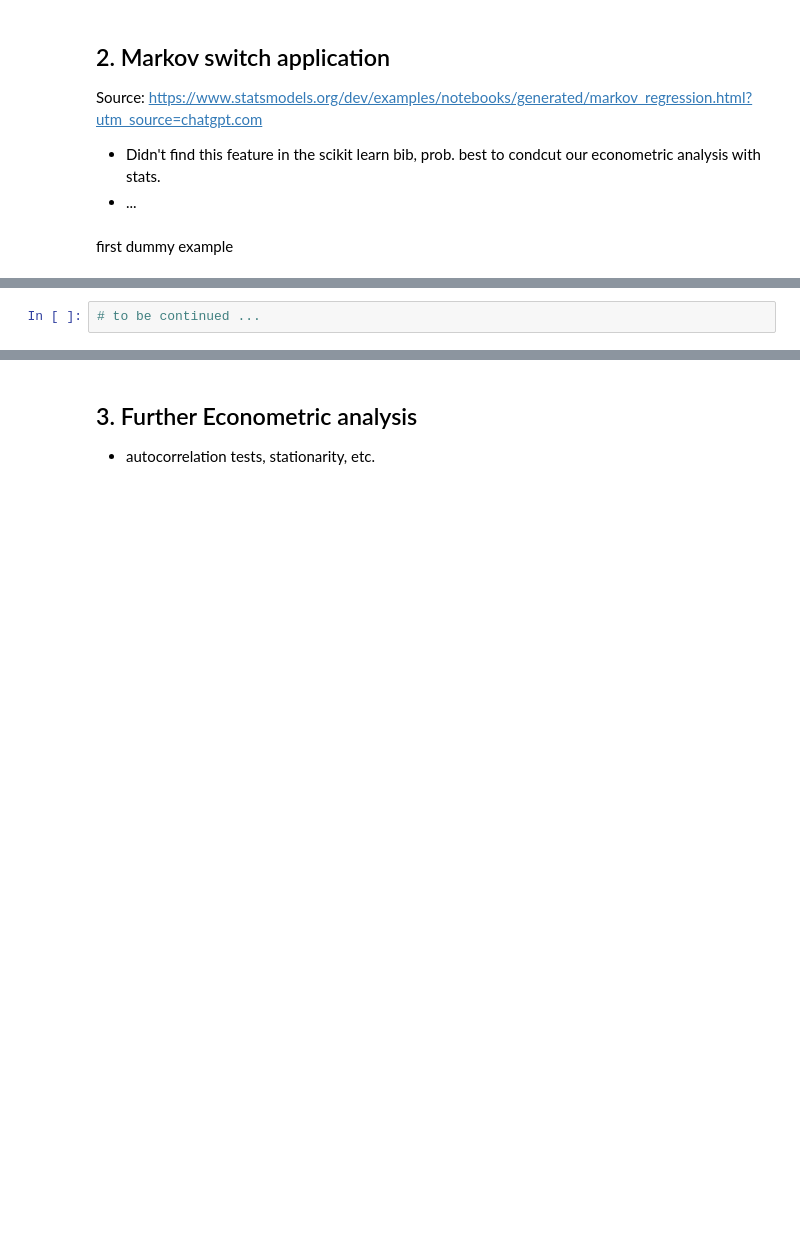
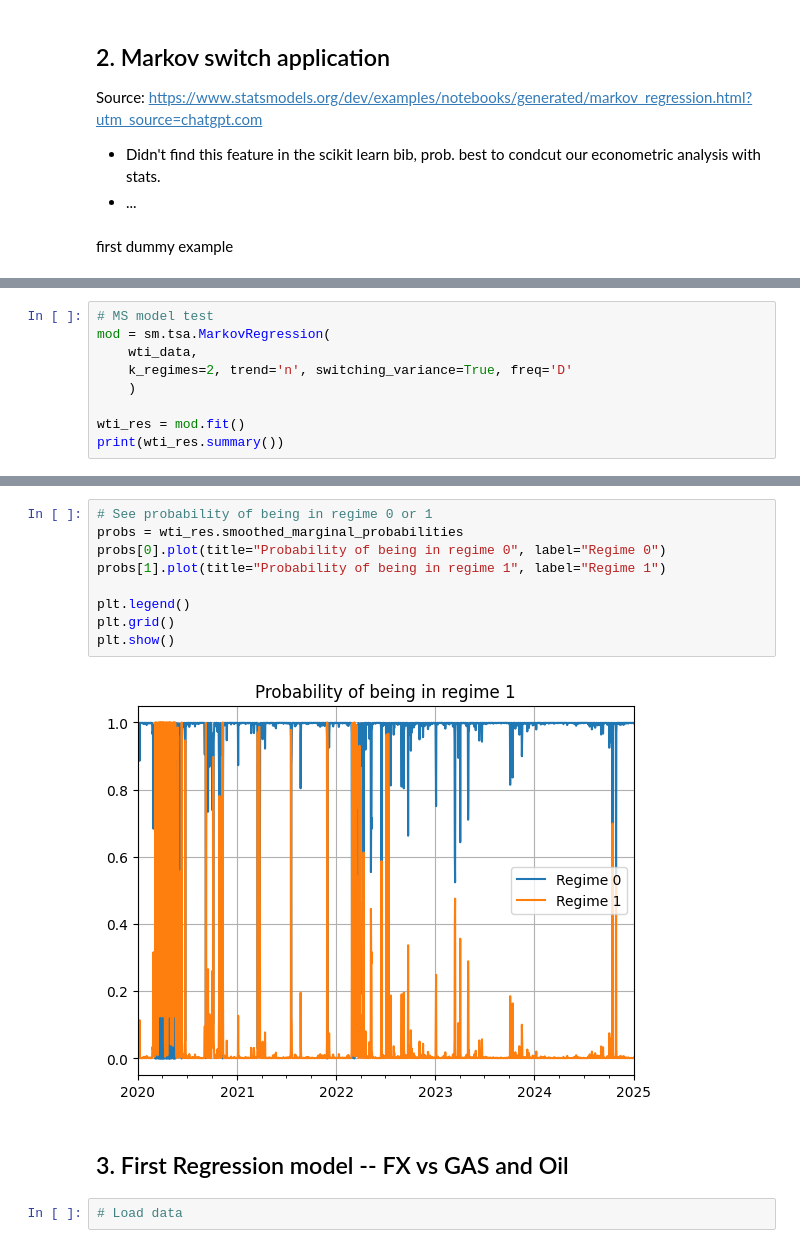
Before and after one commit to RobertHennings/Seminar, a Jupyter notebook: notebooks/01_econ_data_work.ipynb, the cells around one changed output, grey strips where cells are left out. Cells and saved outputs as stored; diff of their text form; blank space fills up the shorter version.

```diff
--- a/notebooks/01_econ_data_work.ipynb
+++ b/notebooks/01_econ_data_work.ipynb
@@ -153,2 +241,9 @@ plt.show()
 # %%
-# to be continued ...
+# MS model test
+mod = sm.tsa.MarkovRegression(
+    wti_data,
+    k_regimes=2, trend='n', switching_variance=True, freq='D'
+    )
+
+wti_res = mod.fit()
+print(wti_res.summary())
@@ -155,4 +268,15 @@ plt.show()
+# %%
+# See probability of being in regime 0 or 1
+probs = wti_res.smoothed_marginal_probabilities
+probs[0].plot(title="Probability of being in regime 0", label="Regime 0")
+probs[1].plot(title="Probability of being in regime 1", label="Regime 1")
+
+plt.legend()
+plt.grid()
+plt.show()
+# %% [output]
+[figure, added]
 # %% [markdown]
-## 3. Further Econometric analysis
-
-- autocorrelation tests, stationarity, etc.
+## 3. First Regression model -- FX vs GAS and Oil
+# %%
+# Load data
```
Also changed, not shown: parts of 17 cells of this notebook, 1 other file.
